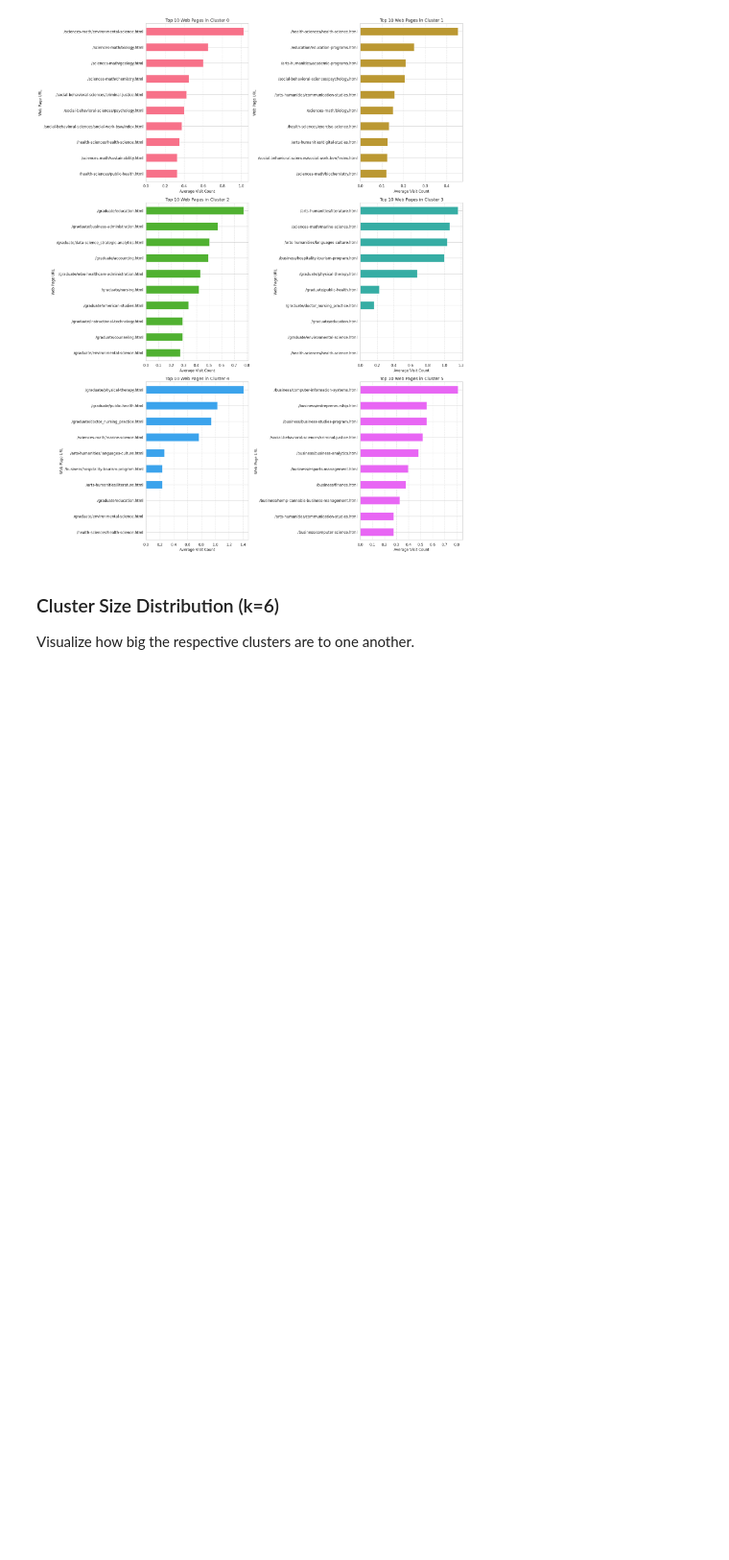
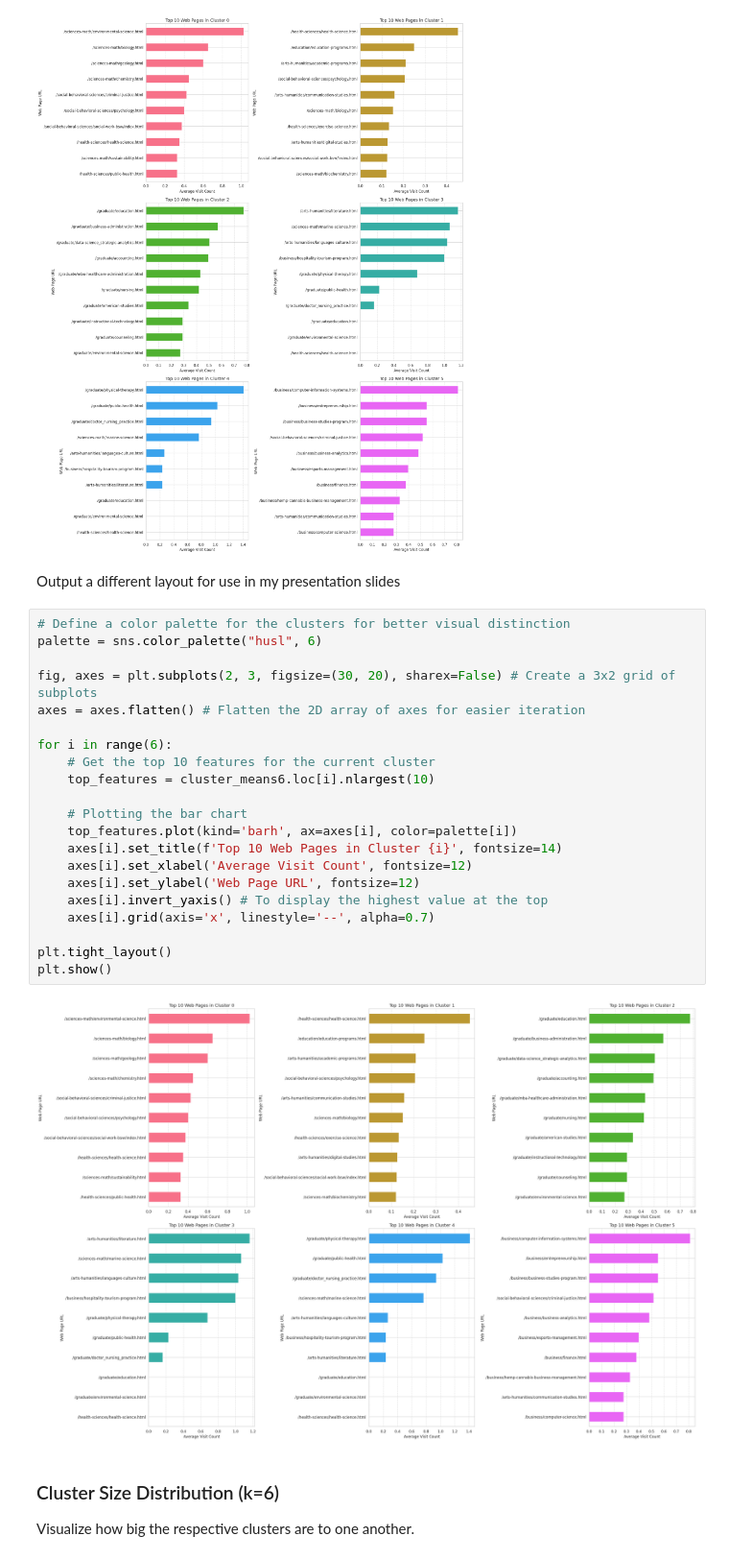
Before and after one commit to joedag32/DSSA-5810, a Jupyter notebook: notebooks/Practicum_Final_Run.ipynb, the cells around one changed output. Shown at 96% size. Cells and saved outputs as stored; diff of their text form; blank space fills up the shorter version.

```diff
--- a/notebooks/Practicum_Final_Run.ipynb
+++ b/notebooks/Practicum_Final_Run.ipynb
@@ -524,6 +524,31 @@ plt.tight_layout()
 plt.show()
 # %% [output]
 [figure]
+# %% [markdown]
+Output a different layout for use in my presentation slides
+# %%
+# Define a color palette for the clusters for better visual distinction
+palette = sns.color_palette("husl", 6)
+
+fig, axes = plt.subplots(2, 3, figsize=(30, 20), sharex=False) # Create a 3x2 grid of subplots
+axes = axes.flatten() # Flatten the 2D array of axes for easier iteration
+
+for i in range(6):
+    # Get the top 10 features for the current cluster
+    top_features = cluster_means6.loc[i].nlargest(10)
+
+    # Plotting the bar chart
+    top_features.plot(kind='barh', ax=axes[i], color=palette[i])
+    axes[i].set_title(f'Top 10 Web Pages in Cluster {i}', fontsize=14)
+    axes[i].set_xlabel('Average Visit Count', fontsize=12)
+    axes[i].set_ylabel('Web Page URL', fontsize=12)
+    axes[i].invert_yaxis() # To display the highest value at the top
+    axes[i].grid(axis='x', linestyle='--', alpha=0.7)
+
+plt.tight_layout()
+plt.show()
+# %% [output]
+[figure, added]
 # %% [markdown]
 ### Cluster Size Distribution (k=6)
 Visualize how big the respective clusters are to one another.
```
Also changed, not shown: parts of 4 cells of this notebook.
